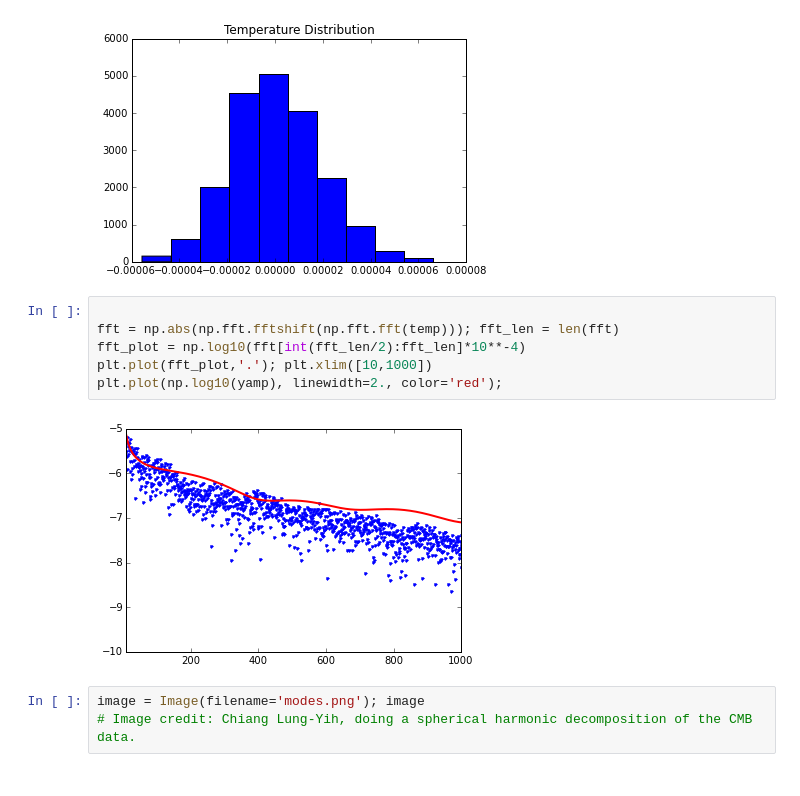
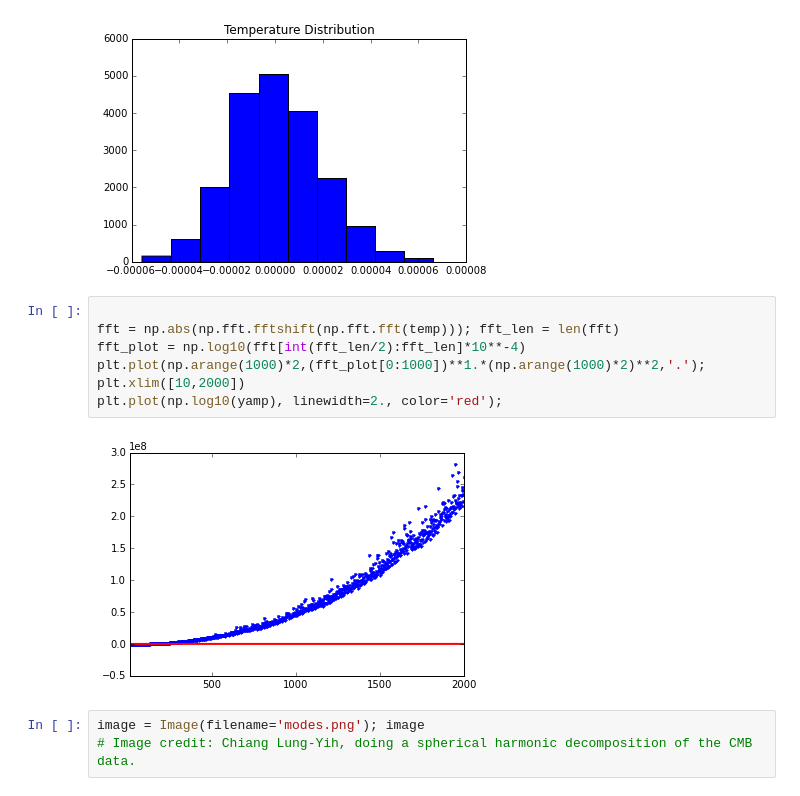
Before and after one commit to chenjj2/DS-seminar, a Jupyter notebook: CMB/Random Field.ipynb, the cells around one changed output. Drawn from its saved outputs; the diff is of its cells as text.

```diff
--- a/CMB/Random Field.ipynb
+++ b/CMB/Random Field.ipynb
@@ -46,11 +46,11 @@ plt.hist(temp); plt.title('Temperature Distribution')
 # %%
 
 fft = np.abs(np.fft.fftshift(np.fft.fft(temp))); fft_len = len(fft)
 fft_plot = np.log10(fft[int(fft_len/2):fft_len]*10**-4)
-plt.plot(fft_plot,'.'); plt.xlim([10,1000])
+plt.plot(np.arange(1000)*2,(fft_plot[0:1000])**1.*(np.arange(1000)*2)**2,'.'); plt.xlim([10,2000])
 plt.plot(np.log10(yamp), linewidth=2., color='red');
 # %% [output]
-[figure, old version]
+[figure, new version]
 # %%
 image = Image(filename='modes.png'); image
 # Image credit: Chiang Lung-Yih, doing a spherical harmonic decomposition of the CMB data.
```
